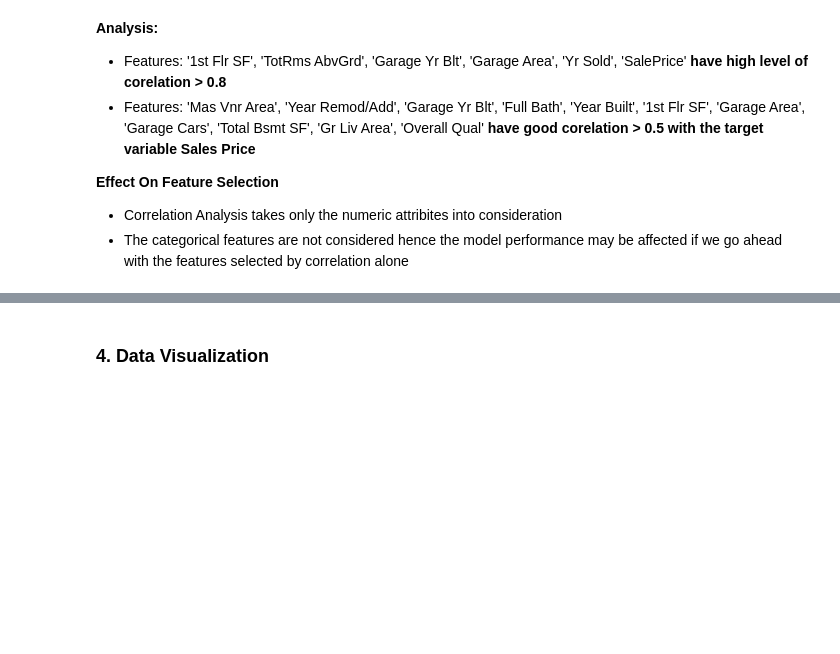
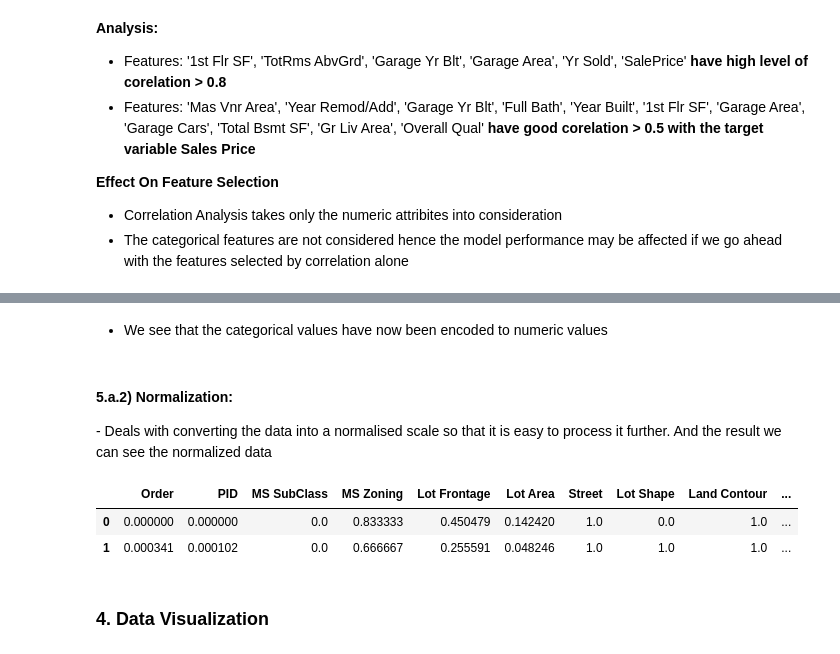
Before and after one commit to nithinkrishnan/ml-assgn, a Jupyter notebook: Group49_HousingDataset.ipynb, the cells around one changed output, grey strips where cells are left out. Saved outputs shown, nothing was run; the diff lists cells and outputs as text; code cells hidden in the pictures; blank space fills up the shorter version.

```diff
--- a/Group49_HousingDataset.ipynb
+++ b/Group49_HousingDataset.ipynb
@@ -487,3 +510,25 @@ dfProccessed.shape
+# %% [markdown]
+- We see that the categorical values have now been encoded to numeric values
+# %% [markdown]
+<h4>5.a.2) Normalization:</h4>
+- Deals with converting the data into a normalised scale so that it is easy to process it further. And the result we can see the normalized data
+# %%
+# Creating copy of label encoded dataset
+dfFENorm = dfFEd.copy()
+
+# Using Min Max Scaler
+min_max_scaler = MinMaxScaler()
+min_max_scaled = min_max_scaler.fit_transform(dfFENorm)
+
+# Creating new Data frame with the scaled value
+dfFENormalized = pd.DataFrame(min_max_scaled, columns = dfFENorm.columns)
+
+# Printing the top 2 rows of normalized dataset
+dfFENormalized.head(2)
+# %% [output]
+|  | Order | PID | MS SubClass | MS Zoning | Lot Frontage | Lot Area | Street | Lot Shape | Land Contour | ... |
+| 0 | 0.000000 | 0.000000 | 0.0 | 0.833333 | 0.450479 | 0.142420 | 1.0 | 0.0 | 1.0 | ... |
+| 1 | 0.000341 | 0.000102 | 0.0 | 0.666667 | 0.255591 | 0.048246 | 1.0 | 1.0 | 1.0 | ... |
 # %% [markdown]
 <h3>4.	Data Visualization</h3>
 # %% [markdown]
```
Also changed, not shown: parts of 12 cells of this notebook, 1 other file.
